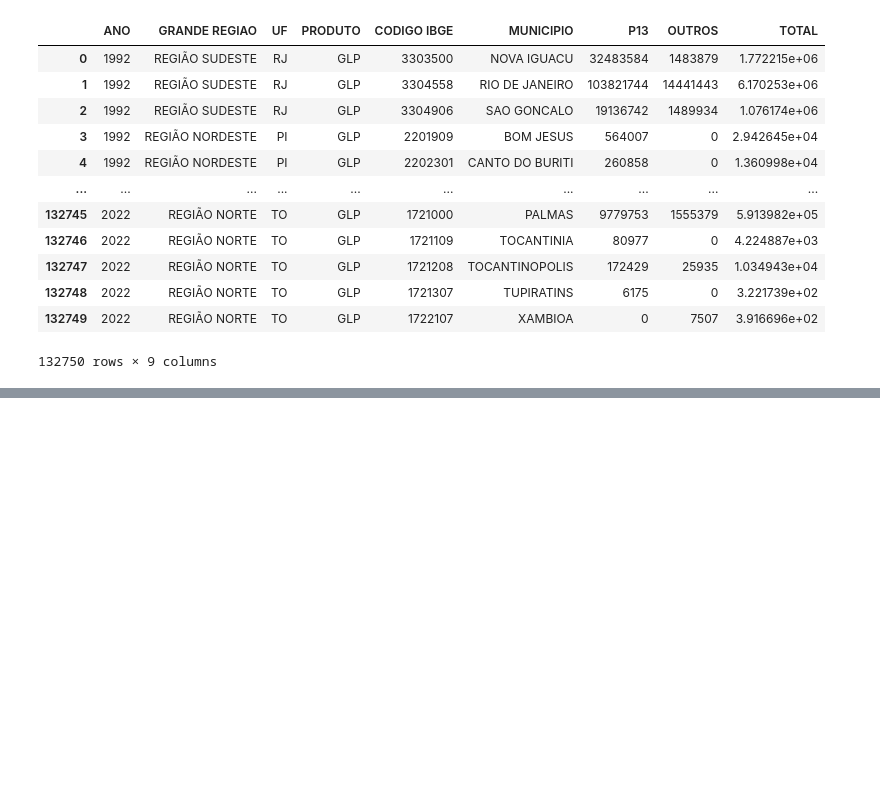
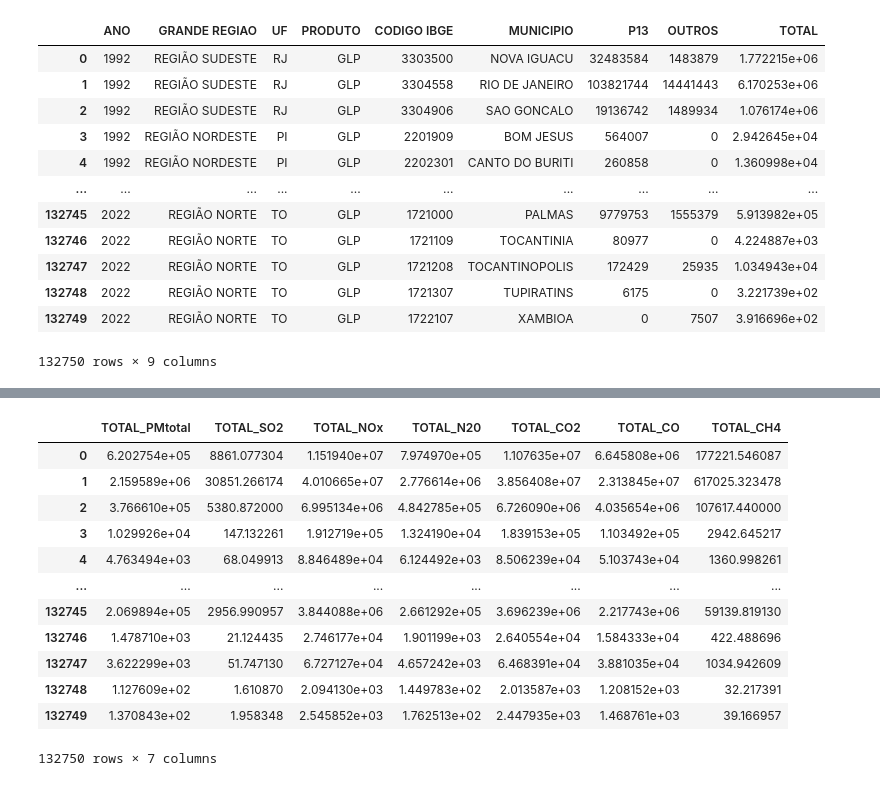
Before and after one commit to Marcosperrude/LCQAR, a Jupyter notebook: codigos/Untitled.ipynb, the cells around one changed output, grey strips where cells are left out. Cells and saved outputs as stored; diff of their text form; code cells hidden in the pictures; blank space fills up the shorter version.

```diff
--- a/codigos/Untitled.ipynb
+++ b/codigos/Untitled.ipynb
@@ -44 +42,6 @@ df
 132750 rows × 9 columns
+# %%
+#Proporção de butano e proprano é 50%/50%
+TOTAL_50 = df['TOTAL']/2
+TOTAL_50 = pd.DataFrame(TOTAL_50)
+TOTAL_50
@@ -45 +62,34 @@ df
+# %%
+# Definir os fatores de emissão (AP42) para propano
+tep = {
+    'PMtotal': [0.7],
+    'SO2': [0.010],
+    'NOx': [13],
+    'N20': [0.9],
+    'CO2': [12.500],
+    'CO': [7.5],
+    'CH4': [0.2],
+}
+tep = pd.DataFrame(tep)
+
+# Obter as taxas de emissões para propano
+resultados = TOTAL_50['TOTAL'].values[:, np.newaxis] * tep.values
+Taxa_propano = pd.DataFrame(resultados, columns=[f'TOTAL_{col}' for col in tep.columns])
+
+# Exibir ou retornar o resultado
+Taxa_propano
+# %% [output]
+|  | TOTAL_PMtotal | TOTAL_SO2 | TOTAL_NOx | TOTAL_N20 | TOTAL_CO2 | TOTAL_CO | TOTAL_CH4 |
+| 0 | 6.202754e+05 | 8861.077304 | 1.151940e+07 | 7.974970e+05 | 1.107635e+07 | 6.645808e+06 | 177221.546087 |
+| 1 | 2.159589e+06 | 30851.266174 | 4.010665e+07 | 2.776614e+06 | 3.856408e+07 | 2.313845e+07 | 617025.323478 |
+| 2 | 3.766610e+05 | 5380.872000 | 6.995134e+06 | 4.842785e+05 | 6.726090e+06 | 4.035654e+06 | 107617.440000 |
+| 3 | 1.029926e+04 | 147.132261 | 1.912719e+05 | 1.324190e+04 | 1.839153e+05 | 1.103492e+05 | 2942.645217 |
+| 4 | 4.763494e+03 | 68.049913 | 8.846489e+04 | 6.124492e+03 | 8.506239e+04 | 5.103743e+04 | 1360.998261 |
+| ... | ... | ... | ... | ... | ... | ... | ... |
+| 132745 | 2.069894e+05 | 2956.990957 | 3.844088e+06 | 2.661292e+05 | 3.696239e+06 | 2.217743e+06 | 59139.819130 |
+| 132746 | 1.478710e+03 | 21.124435 | 2.746177e+04 | 1.901199e+03 | 2.640554e+04 | 1.584333e+04 | 422.488696 |
+| 132747 | 3.622299e+03 | 51.747130 | 6.727127e+04 | 4.657242e+03 | 6.468391e+04 | 3.881035e+04 | 1034.942609 |
+| 132748 | 1.127609e+02 | 1.610870 | 2.094130e+03 | 1.449783e+02 | 2.013587e+03 | 1.208152e+03 | 32.217391 |
+| 132749 | 1.370843e+02 | 1.958348 | 2.545852e+03 | 1.762513e+02 | 2.447935e+03 | 1.468761e+03 | 39.166957 |
+132750 rows × 7 columns
 # %%
```
Also changed, not shown: parts of 22 cells of this notebook.
